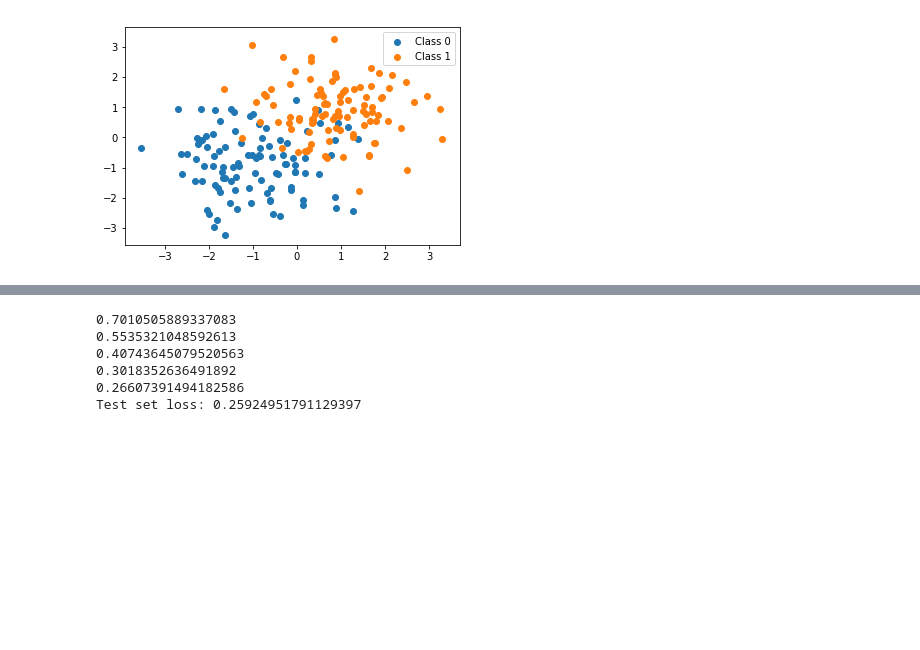
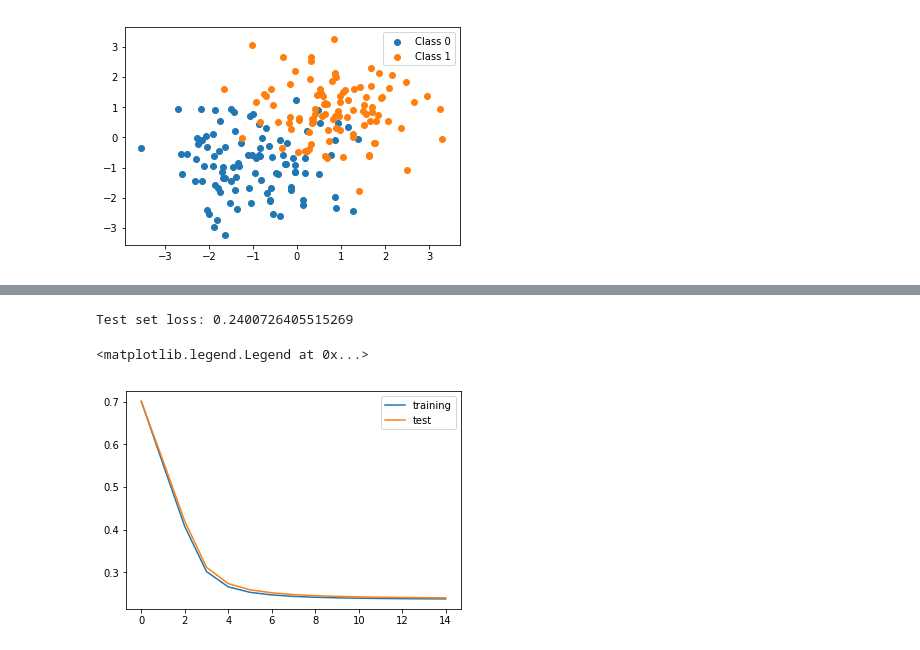
Before and after one commit to quanvuong/notebooks, a Jupyter notebook: vanilla gradient vs natural gradient descent in pytorch.ipynb, the cells around one changed output, grey strips where cells are left out. Cells and saved outputs as stored; diff of their text form; code cells hidden in the pictures; blank space fills up the shorter version.

```diff
--- a/vanilla gradient vs natural gradient descent in pytorch.ipynb
+++ b/vanilla gradient vs natural gradient descent in pytorch.ipynb
@@ -96,39 +100,46 @@ def ng_update(x, t_train, W):
 
     for i in range(len(logps)):
         W.grad = None
         logps[i].backward(retain_graph=True)
 
         grads.append(W.grad.clone().view(-1))
 
     grads = torch.stack(grads)
 
     FIM = np.cov(grads.t())
 
     FIM_inv = np.linalg.inv(FIM)
 
     FIM_inv = torch.tensor(FIM_inv, dtype=torch.float64)
 
     pred = torch.sigmoid(torch.matmul(x, W))
     l = F.binary_cross_entropy(pred, t_train)
 
     W.grad = None
 
     l.backward()
 
     return lr * torch.matmul(FIM_inv, W.grad.data), l.item()
 
-for iter in range(5):
-    ng_W_update, pt_loss = ng_update(X_train_tensor, t_train_tensor, ng_W)
+ng_training_loss = []
+ng_test_loss = []
+
+for iter in range(15):
+    test_loss = F.binary_cross_entropy(torch.sigmoid(torch.matmul(X_test_tensor, ng_W)), t_test_tensor)
+
+    ng_W_update, ng_loss = ng_update(X_train_tensor, t_train_tensor, ng_W)
 
     ng_W.data -= ng_W_update
 
-    print(pt_loss)
+    ng_training_loss.append(ng_loss)
+    ng_test_loss.append(test_loss)
 
 print(f'Test set loss: {F.binary_cross_entropy(torch.sigmoid(torch.matmul(X_test_tensor, ng_W)), t_test_tensor)}')
+
+plt.plot(ng_training_loss, label='training')
+plt.plot(ng_test_loss, label='test')
+plt.legend()
 # %% [output]
-0.7010505889337083
-0.5535321048592613
-0.40743645079520563
-0.3018352636491892
-0.26607391494182586
-Test set loss: 0.25924951791129397
+Test set loss: 0.2400726405515269
+<matplotlib.legend.Legend at 0x...>
+[figure, added]
```
Also changed, not shown: parts of 3 cells of this notebook.
